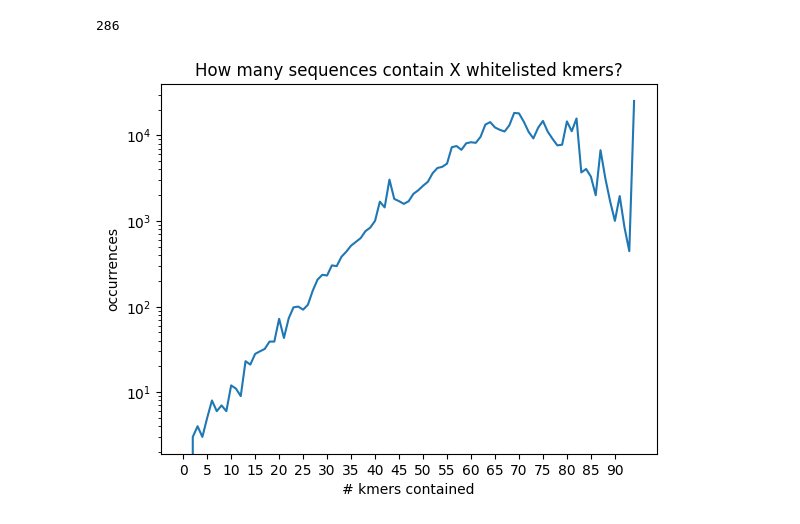
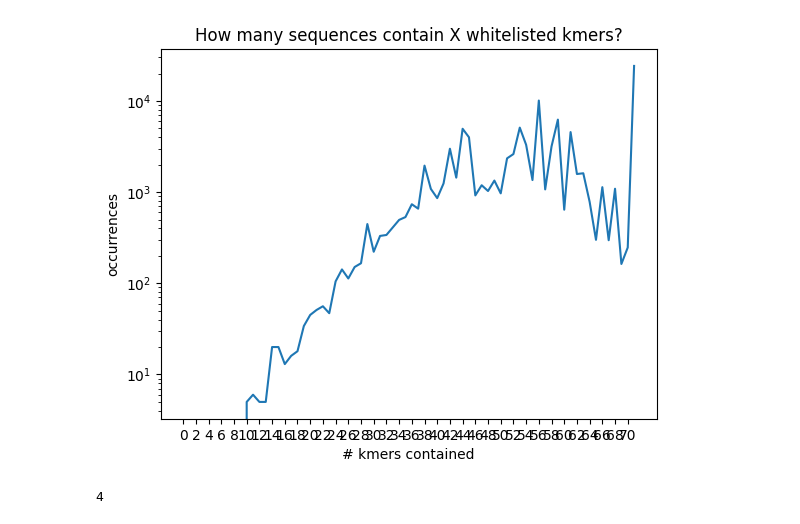
Before and after one commit to rainhaworth/16S-mutations, a Jupyter notebook: analyze_gapped.ipynb, the cells around one changed output. Saved outputs shown, nothing was run; the diff lists cells and outputs as text; code cells hidden in the pictures.

```diff
--- a/analyze_gapped.ipynb
+++ b/analyze_gapped.ipynb
@@ -21,0 +131,25 @@ with open(fn, 'r') as f:
+# %%
+# get indices to drop after strict filtering
+from Bio import SeqIO
+idxs_to_drop = set()
+
+f_metadata = set('.'.join(i.strip().split('\t')[:3]) for h, i in enumerate(open('SILVA_138.2_SSURef_Nr99.full_metadata'))
+                 if 'metagenome assembled genome' not in i.strip().split('\t')[10]
+                 and 'partial sequence' not in i.strip().split('\t')[10]
+                 and h > 0
+                 and float(i.strip().split('\t')[38]) > 90
+                 and float(i.strip().split('\t')[44]) > 90)
+"""
+f_metadata = set(i.strip().split('\t')[1] for i in open('SILVA_138.2_SSURef_NR99.rnac', 'r')
+                 if i.strip().split('\t')[5] == 'rRNA_16S'
+                 and float(i.strip().split('\t')[8]) > 80
+                 and float(i.strip().split('\t')[9]) > 80
+                 and len(i.strip().split('\t')[-1]) > 1000)
+"""
+f = 'SILVA_138.2_SSURef_NR99_tax_silva_filtered_strict.fasta'
+for idx, data in enumerate(SeqIO.parse(f,'fasta')):
+    id = str(data.id) #'.'.join(str(data.id).split('.')[:2])
+    if id not in f_metadata:
+        idxs_to_drop.add(idx)
+
+len(idxs_to_drop)
@@ -21,0 +158,6 @@ with open(fn, 'r') as f:
+# %%
+# manually add things to drop
+idxs_manual = [33506, 34343, 49653, 96346]
+for i in idxs_manual:
+    idxs_to_drop.add(i)
+len(idxs_to_drop)
@@ -24,13 +168,14 @@ with open(fn, 'r') as f:
 from collections import Counter
 
 c = Counter()
-fn = './results/s2k-8-600000.csv'
+fn = './results/s2k-11-110000.csv'
 with open(fn, 'r') as f:
     for i, line in enumerate(f):
-        count = len(line.split(','))
+        if i >= total_seqs : break
+        if i in idxs_to_drop: continue
+        count = min(len(line.strip()), len(line.strip().split(',')))
         c[count] += 1
-        if len(line) < 10: print(i, line[:-1], count)
-        if i == 408306: break
+        if count < 2: print(i, line.strip(), count)
 
 c.most_common(5)
 # %% [output]
@@ -45,28 +183,29 @@ c.most_common(5)
-# %%
-s = 0
-for i in range(20):
-    s += c[i]
-s
-# %% [output]
-286
 # %%
 # plot
 import matplotlib.pyplot as plt
 import seaborn as sns
 
 c_items = sorted(c.items(), key=lambda x: x[0])
 ys = [0] * (c_items[-1][0] + 1)
 for ci in c_items:
     ys[ci[0]] = ci[1]
 
 sns.lineplot(ys)
 plt.title('How many sequences contain X whitelisted kmers?')
 plt.yscale('log')
 plt.ylabel('occurrences')
 plt.xlabel('# kmers contained')
-plt.xticks(list(range(95)[::5]))
+plt.xticks(list(range(max(c.keys())+1)[::2]))
 plt.show()
 # %% [output]
-[figure, old version]
+[figure, new version]
+# %%
+cmax = 10
+count = 0
+for i in range(cmax):
+    count += c[i]
+count
+# %% [output]
+4
 # %%
 # get most frequent kmers
```
Also changed, not shown: parts of 26 cells of this notebook.
